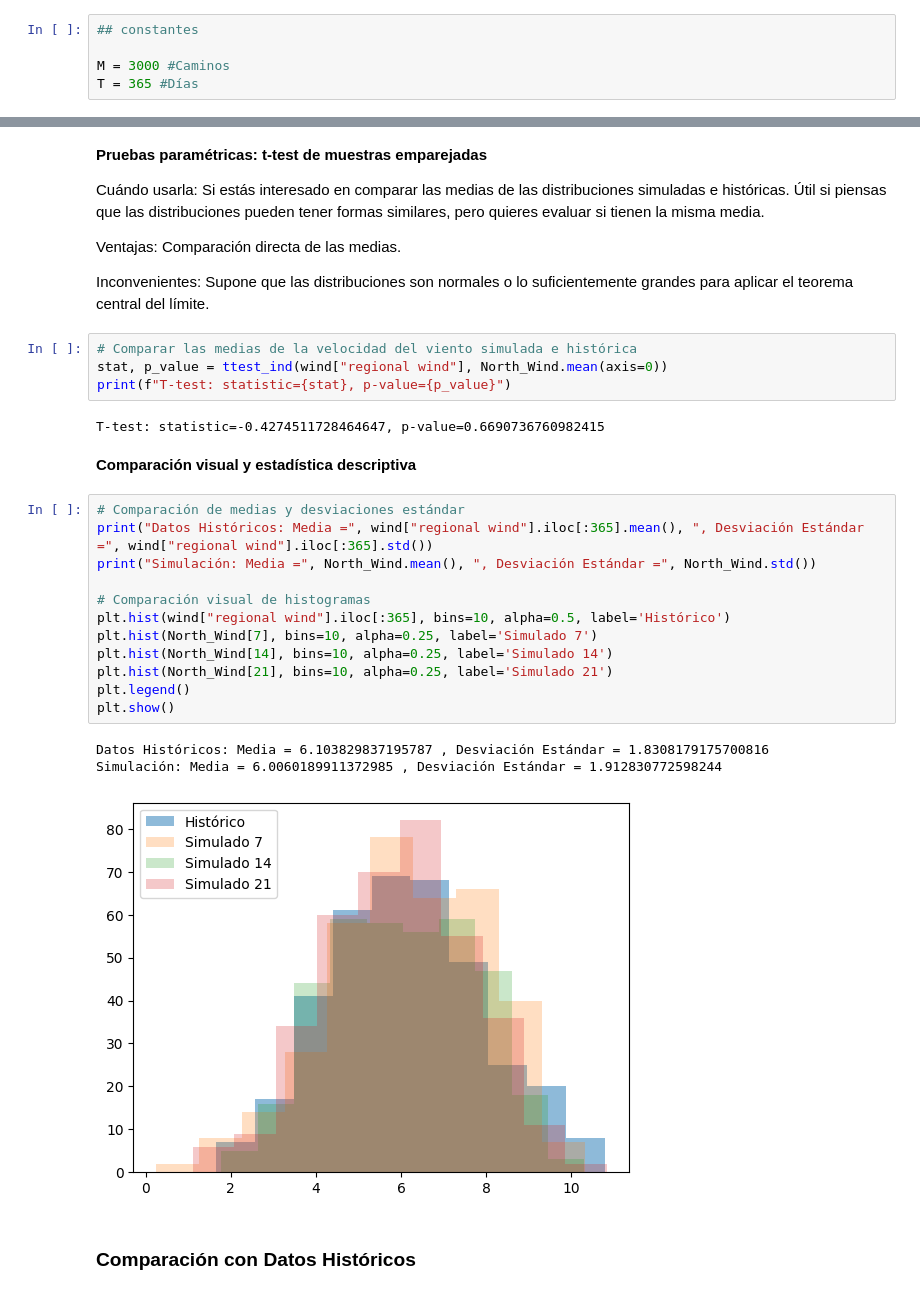
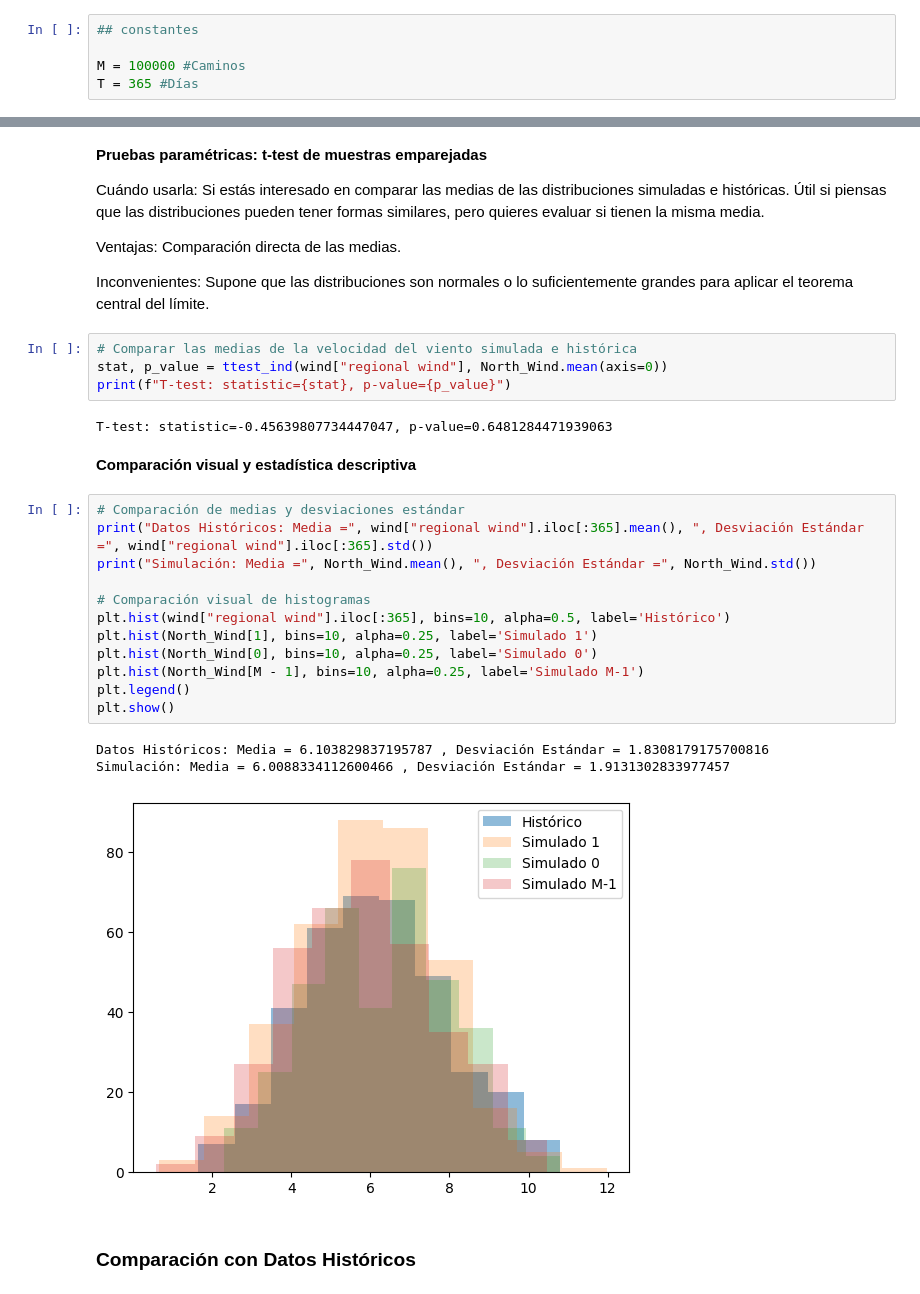
Before and after one commit to olmiave/ACN_TP1, a Jupyter notebook: TP1.ipynb, the cells around one changed output, grey strips where cells are left out. Saved outputs shown, nothing was run; the diff lists cells and outputs as text.

```diff
--- a/TP1.ipynb
+++ b/TP1.ipynb
@@ -421,7 +423,7 @@ D_0 = wind["wind gap norte sur"].iloc[0]
 # %%
 ## constantes
 
-M = 3000 #Caminos
+M = 100000 #Caminos
 T = 365 #Días
 # %%
 #Simulación del viento regional
@@ -589,25 +591,25 @@ Inconvenientes: Supone que las distribuciones son normales o lo suficientemente
 stat, p_value = ttest_ind(wind["regional wind"], North_Wind.mean(axis=0))
 print(f"T-test: statistic={stat}, p-value={p_value}")
 # %% [output]
-T-test: statistic=-0.4274511728464647, p-value=0.6690736760982415
+T-test: statistic=-0.45639807734447047, p-value=0.6481284471939063
 # %% [markdown]
 **Comparación visual y estadística descriptiva**
 # %%
 # Comparación de medias y desviaciones estándar
 print("Datos Históricos: Media =", wind["regional wind"].iloc[:365].mean(), ", Desviación Estándar =", wind["regional wind"].iloc[:365].std())
 print("Simulación: Media =", North_Wind.mean(), ", Desviación Estándar =", North_Wind.std())
 
 # Comparación visual de histogramas
 plt.hist(wind["regional wind"].iloc[:365], bins=10, alpha=0.5, label='Histórico')
-plt.hist(North_Wind[7], bins=10, alpha=0.25, label='Simulado 7')
-plt.hist(North_Wind[14], bins=10, alpha=0.25, label='Simulado 14')
-plt.hist(North_Wind[21], bins=10, alpha=0.25, label='Simulado 21')
+plt.hist(North_Wind[1], bins=10, alpha=0.25, label='Simulado 1')
+plt.hist(North_Wind[0], bins=10, alpha=0.25, label='Simulado 0')
+plt.hist(North_Wind[M - 1], bins=10, alpha=0.25, label='Simulado M-1')
 plt.legend()
 plt.show()
 # %% [output]
 Datos Históricos: Media = 6.103829837195787 , Desviación Estándar = 1.8308179175700816
-Simulación: Media = 6.0060189911372985 , Desviación Estándar = 1.912830772598244
+Simulación: Media = 6.0088334112600466 , Desviación Estándar = 1.9131302833977457
-[figure, old version]
+[figure, new version]
 # %% [markdown]
 ### Comparación con Datos Históricos
 # %%
```
Also changed, not shown: parts of 31 cells of this notebook.
